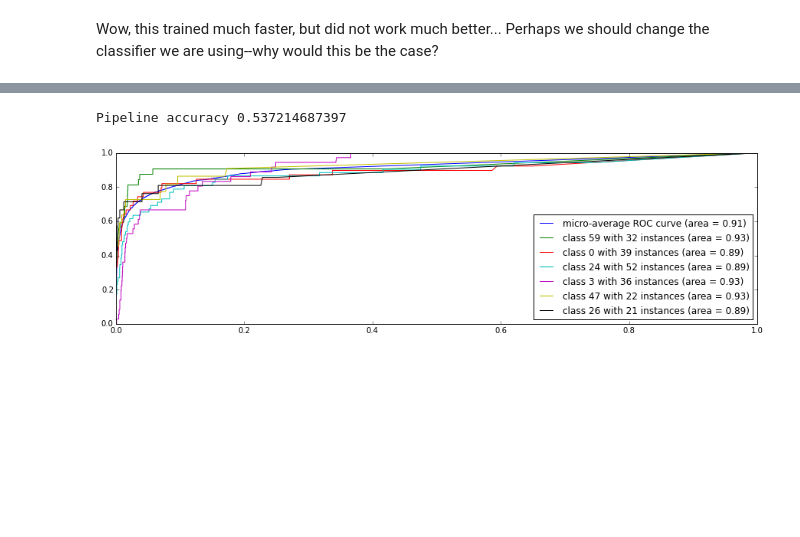
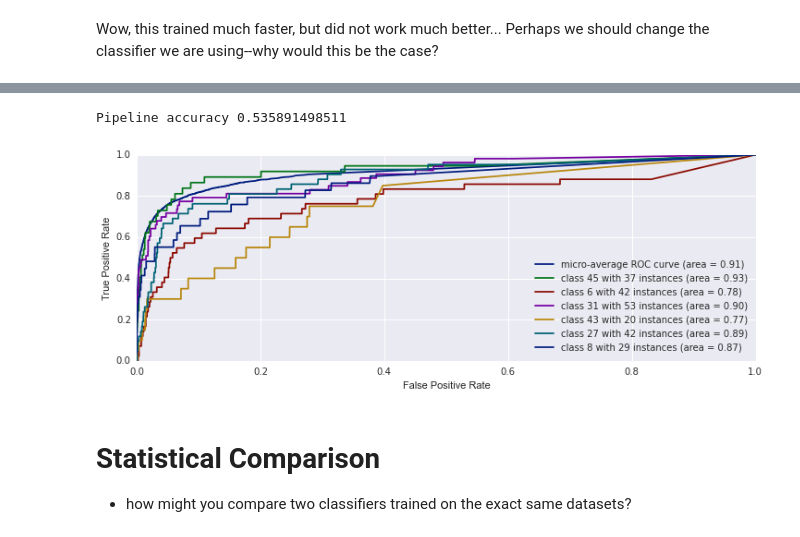
Before and after one commit to eclarson/DataMiningNotebooks, a Jupyter notebook: 06. Classification.ipynb, the cells around one changed output, grey strips where cells are left out. Cells and saved outputs as stored; diff of their text form; code cells hidden in the pictures; blank space fills up the shorter version.

Commit message:
Added some graphs and new comments to grand poobah

```diff
--- a/06. Classification.ipynb
+++ b/06. Classification.ipynb
@@ -162,32 +204,32 @@ plt.show()
 # %%
 # This takes a while to run and gives about the same performance as a decision tree
 
-# from sklearn.ensemble import AdaBoostClassifier
-# from sklearn.tree import DecisionTreeClassifier
+from sklearn.ensemble import AdaBoostClassifier
+from sklearn.tree import DecisionTreeClassifier
 
-# dt_stump = DecisionTreeClassifier(max_depth=10, compute_importances=None, criterion='gini',
-#              max_features=None, min_density=None,
-#             min_samples_leaf=1, min_samples_split=2, random_state=None,
-#             splitter='best')
+dt_stump = DecisionTreeClassifier(max_depth=10, compute_importances=None, criterion='gini',
+             max_features=None, min_density=None,
+            min_samples_leaf=1, min_samples_split=2, random_state=None,
+            splitter='best')
 
-# clf_pipe = Pipeline(
-#     [('PCA',RandomizedPCA(n_components=100)),
-#      ('CLF',AdaBoostClassifier(base_estimator=dt_stump, n_estimators=40))]
-# )
+clf_pipe = Pipeline(
+    [('PCA',RandomizedPCA(n_components=100)),
+     ('CLF',AdaBoostClassifier(base_estimator=dt_stump, n_estimators=40))]
+)
 
-# # now iterate through and get predictions, saved to the correct row in yhat
-# for train, test in cv:
-#     clf_pipe.fit(X[train],y[train])
-#     yhat[test] = clf_pipe.predict(X[test])
+# now iterate through and get predictions, saved to the correct row in yhat
+for train, test in cv:
+    clf_pipe.fit(X[train],y[train])
+    yhat[test] = clf_pipe.predict(X[test])
 
-# total_accuracy = mt.accuracy_score(y, yhat)
-# print 'Pipeline accuracy', total_accuracy
+total_accuracy = mt.accuracy_score(y, yhat)
+print 'Pipeline accuracy', total_accuracy
 # %%
 from sklearn.neighbors import NearestCentroid
 
 
 clf_pipe = Pipeline(
-    [('PCA',RandomizedPCA(n_components=500)),
+    [('PCA',RandomizedPCA(n_components=100)),
      ('CLF',NearestCentroid(metric='cosine'))]
 )
 
@@ -277,33 +355,38 @@ for train, test in cv:
 total_accuracy = mt.accuracy_score(y, yhat)
 print 'Pipeline accuracy', total_accuracy
 # %% [output]
-Pipeline accuracy 0.537214687397
+Pipeline accuracy 0.535891498511
 # %%
+import seaborn as sns
+sns.set_palette("dark")
 # code manipulated from http://scikit-learn.org/stable/auto_examples/plot_roc.html
 from sklearn.preprocessing import label_binarize
 
 # Compute ROC curve for a subset of interesting classes
 fpr = dict()
 tpr = dict()
 roc_auc = dict()
 for i in np.unique(y):
     fpr[i], tpr[i], _ = mt.roc_curve(y, yhat_score[:, i], pos_label=i)
     roc_auc[i] = mt.auc(fpr[i], tpr[i])
 
+# combined ROC over all classes
 one_hot_class_encoding = label_binarize(y,np.unique(y))
 fpr["micro"], tpr["micro"], _ = mt.roc_curve(one_hot_class_encoding.ravel(), yhat_score.ravel())
 roc_auc["micro"] = mt.auc(fpr["micro"], tpr["micro"])
 
-plt.figure(figsize=(15,4))
+plt.figure(figsize=(12,4))
 plt.plot(fpr["micro"], tpr["micro"],
          label='micro-average ROC curve (area = {0:0.2f})'
                ''.format(roc_auc["micro"]))
 
 for i in np.random.permutation(60)[0:6]:
     plt.plot(fpr[i], tpr[i], label='class {0} with {1} instances (area = {2:0.2f})'
                                    ''.format(i, sum(y==i), roc_auc[i]))
 
 plt.legend(loc="lower right")
+plt.xlabel('False Positive Rate')
+plt.ylabel('True Positive Rate')
 plt.show()
 # %% [output]
-[figure, old version]
+[figure, new version]
@@ -313,3 +393,6 @@ plt.show()
+# %% [markdown]
+# Statistical Comparison
+- how might you compare two classifiers trained on the exact same datasets?
 # %%
 #
 # %%
```
Also changed, not shown: parts of 20 cells of this notebook.
